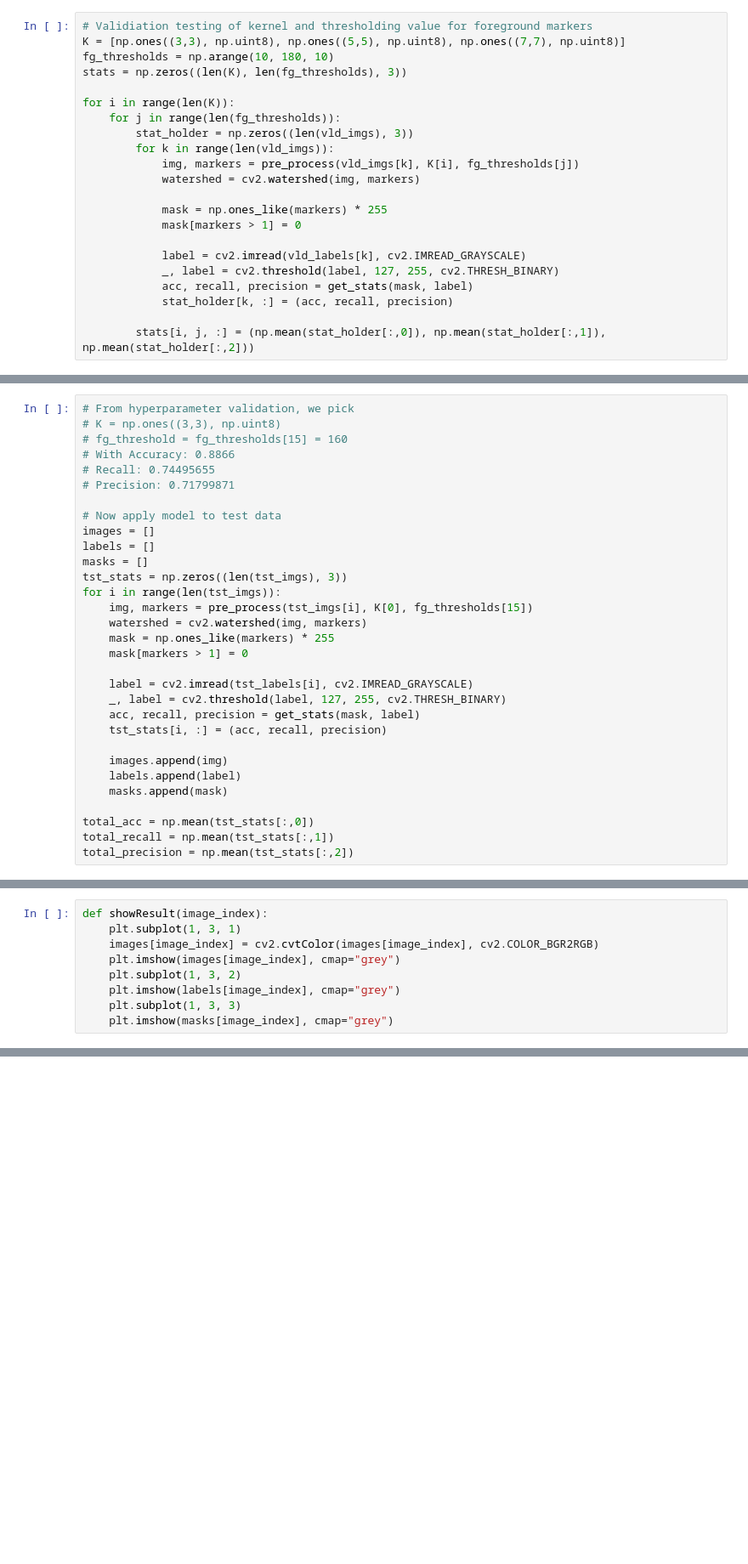
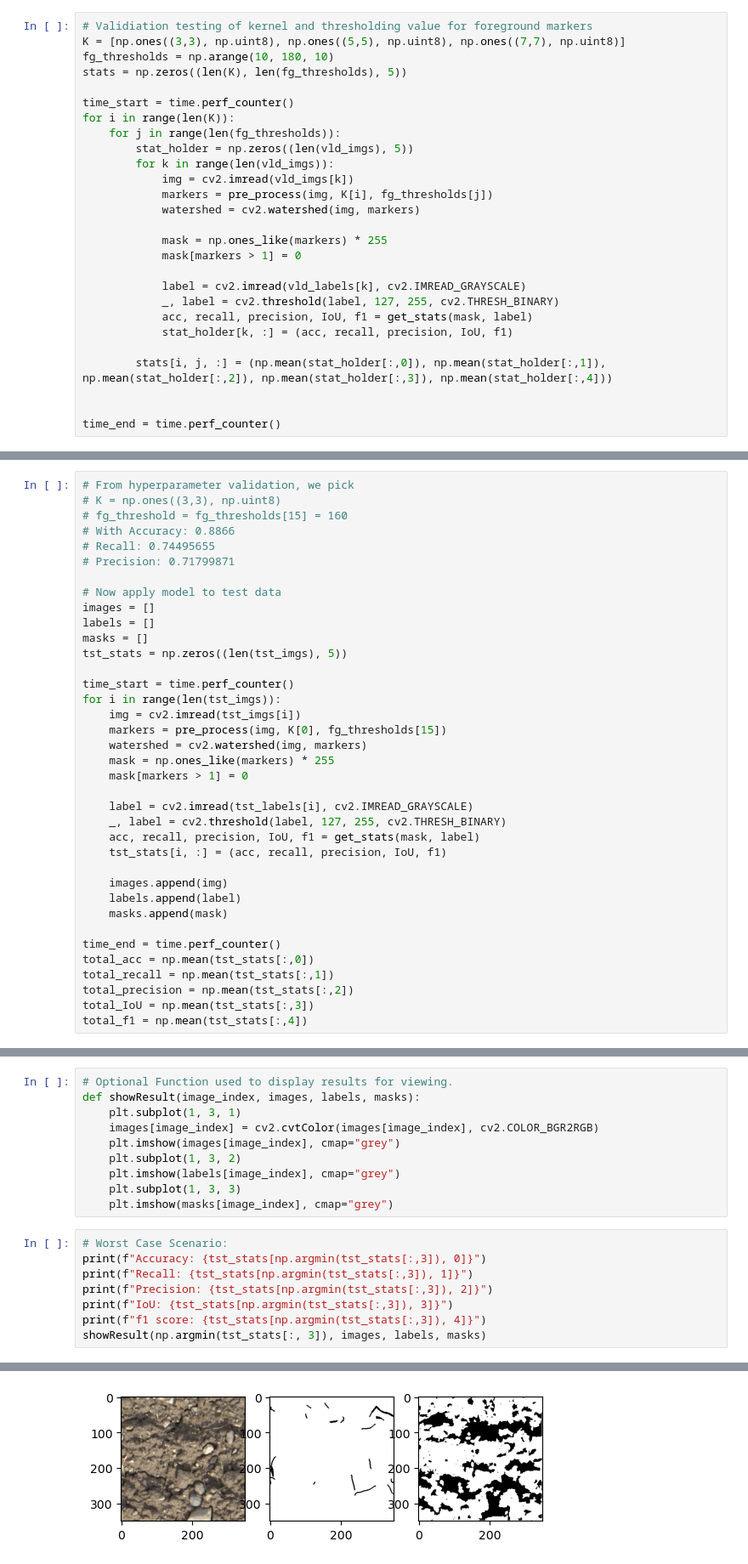
Before and after one commit to nishanshaju22/COMP9517_Project, a Jupyter notebook: AdvancedSegmentation/watershed.ipynb, the cells around one changed output, grey strips where cells are left out. Shown at 85% size. Saved outputs shown, nothing was run; the diff lists cells and outputs as text; blank space fills up the shorter version.

```diff
--- a/AdvancedSegmentation/watershed.ipynb
+++ b/AdvancedSegmentation/watershed.ipynb
@@ -83,13 +65,15 @@ def get_stats(mask, label):
 # Validiation testing of kernel and thresholding value for foreground markers
 K = [np.ones((3,3), np.uint8), np.ones((5,5), np.uint8), np.ones((7,7), np.uint8)]
 fg_thresholds = np.arange(10, 180, 10)
-stats = np.zeros((len(K), len(fg_thresholds), 3))
+stats = np.zeros((len(K), len(fg_thresholds), 5))
 
+time_start = time.perf_counter()
 for i in range(len(K)):
     for j in range(len(fg_thresholds)):
-        stat_holder = np.zeros((len(vld_imgs), 3))
+        stat_holder = np.zeros((len(vld_imgs), 5))
         for k in range(len(vld_imgs)):
-            img, markers = pre_process(vld_imgs[k], K[i], fg_thresholds[j])
+            img = cv2.imread(vld_imgs[k])
+            markers = pre_process(img, K[i], fg_thresholds[j])
             watershed = cv2.watershed(img, markers)
 
             mask = np.ones_like(markers) * 255
@@ -97,9 +81,12 @@ for i in range(len(K)):
 
             label = cv2.imread(vld_labels[k], cv2.IMREAD_GRAYSCALE)
             _, label = cv2.threshold(label, 127, 255, cv2.THRESH_BINARY)
-            acc, recall, precision = get_stats(mask, label)
-            stat_holder[k, :] = (acc, recall, precision)
+            acc, recall, precision, IoU, f1 = get_stats(mask, label)
+            stat_holder[k, :] = (acc, recall, precision, IoU, f1)
 
-        stats[i, j, :] = (np.mean(stat_holder[:,0]), np.mean(stat_holder[:,1]), np.mean(stat_holder[:,2]))
+        stats[i, j, :] = (np.mean(stat_holder[:,0]), np.mean(stat_holder[:,1]), np.mean(stat_holder[:,2]), np.mean(stat_holder[:,3]), np.mean(stat_holder[:,4]))
+
+
+time_end = time.perf_counter()
 # %%
 # Results of hyperparameter validation
@@ -134,25 +123,31 @@ print(stats)
 images = []
 labels = []
 masks = []
-tst_stats = np.zeros((len(tst_imgs), 3))
+tst_stats = np.zeros((len(tst_imgs), 5))
+
+time_start = time.perf_counter()
 for i in range(len(tst_imgs)):
-    img, markers = pre_process(tst_imgs[i], K[0], fg_thresholds[15])
+    img = cv2.imread(tst_imgs[i])
+    markers = pre_process(img, K[0], fg_thresholds[15])
     watershed = cv2.watershed(img, markers)
     mask = np.ones_like(markers) * 255
     mask[markers > 1] = 0
 
     label = cv2.imread(tst_labels[i], cv2.IMREAD_GRAYSCALE)
     _, label = cv2.threshold(label, 127, 255, cv2.THRESH_BINARY)
-    acc, recall, precision = get_stats(mask, label)
-    tst_stats[i, :] = (acc, recall, precision)
+    acc, recall, precision, IoU, f1 = get_stats(mask, label)
+    tst_stats[i, :] = (acc, recall, precision, IoU, f1)
 
     images.append(img)
     labels.append(label)
     masks.append(mask)
 
+time_end = time.perf_counter()
 total_acc = np.mean(tst_stats[:,0])
 total_recall = np.mean(tst_stats[:,1])
 total_precision = np.mean(tst_stats[:,2])
+total_IoU = np.mean(tst_stats[:,3])
+total_f1 = np.mean(tst_stats[:,4])
 # %%
 print(f"Average test accuracy: {total_acc}")
 print(f"Average test recall: {total_recall}")
@@ -164,5 +165,6 @@ Average test precision: 0.7696485356244915
 # %%
-def showResult(image_index):
+# Optional Function used to display results for viewing.
+def showResult(image_index, images, labels, masks):
     plt.subplot(1, 3, 1)
     images[image_index] = cv2.cvtColor(images[image_index], cv2.COLOR_BGR2RGB)
     plt.imshow(images[image_index], cmap="grey")
@@ -170,3 +172,12 @@ def showResult(image_index):
     plt.imshow(labels[image_index], cmap="grey")
     plt.subplot(1, 3, 3)
     plt.imshow(masks[image_index], cmap="grey")
+# %%
+# Worst Case Scenario:
+print(f"Accuracy: {tst_stats[np.argmin(tst_stats[:,3]), 0]}")
+print(f"Recall: {tst_stats[np.argmin(tst_stats[:,3]), 1]}")
+print(f"Precision: {tst_stats[np.argmin(tst_stats[:,3]), 2]}")
+print(f"IoU: {tst_stats[np.argmin(tst_stats[:,3]), 3]}")
+print(f"f1 score: {tst_stats[np.argmin(tst_stats[:,3]), 4]}")
+showResult(np.argmin(tst_stats[:, 3]), images, labels, masks)
+# %% [output]
@@ -172,0 +189 @@ def showResult(image_index):
+[figure, added]
```
Also changed, not shown: parts of 18 cells of this notebook, 1 other file.
